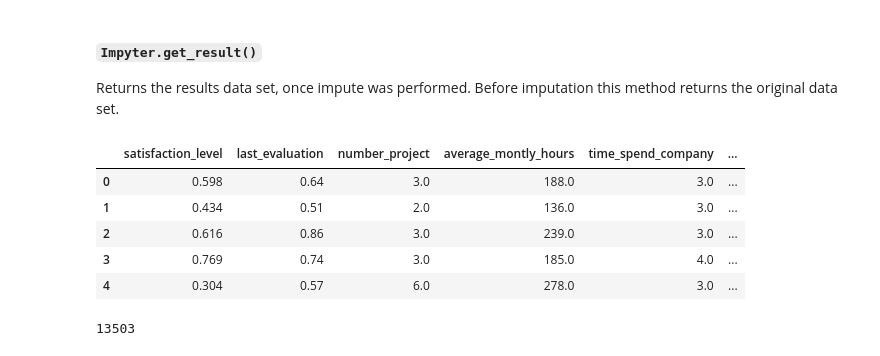
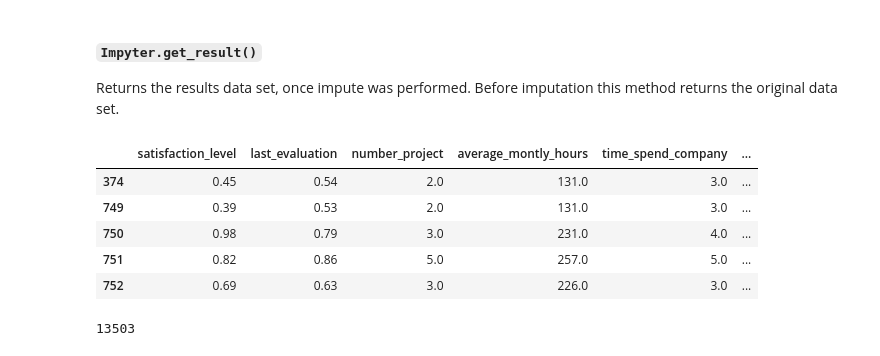
Before and after one commit to andirs/impyte, a Jupyter notebook: sandbox.ipynb, the cells around one changed output. Drawn from its saved outputs; the diff is of its cells as text; code cells hidden in the pictures.

```diff
--- a/sandbox.ipynb
+++ b/sandbox.ipynb
@@ -636,14 +673,14 @@ imp.pattern()
 #### `Impyter.get_result()`
 Returns the results data set, once impute was performed. Before imputation this method returns the original data set.
 # %%
-imputer.get_result().head()
+imp.get_result().head()
 # %% [output]
 |  | satisfaction_level | last_evaluation | number_project | average_montly_hours | time_spend_company | ... |
-| 0 | 0.598 | 0.64 | 3.0 | 188.0 | 3.0 | ... |
-| 1 | 0.434 | 0.51 | 2.0 | 136.0 | 3.0 | ... |
-| 2 | 0.616 | 0.86 | 3.0 | 239.0 | 3.0 | ... |
-| 3 | 0.769 | 0.74 | 3.0 | 185.0 | 4.0 | ... |
-| 4 | 0.304 | 0.57 | 6.0 | 278.0 | 3.0 | ... |
+| 374 | 0.45 | 0.54 | 2.0 | 131.0 | 3.0 | ... |
+| 749 | 0.39 | 0.53 | 2.0 | 131.0 | 3.0 | ... |
+| 750 | 0.98 | 0.79 | 3.0 | 231.0 | 4.0 | ... |
+| 751 | 0.82 | 0.86 | 5.0 | 257.0 | 5.0 | ... |
+| 752 | 0.69 | 0.63 | 3.0 | 226.0 | 3.0 | ... |
 # %%
 len(imp.get_result())
 # %% [output]
```
Also changed, not shown: parts of 48 cells of this notebook, 1 other file.
